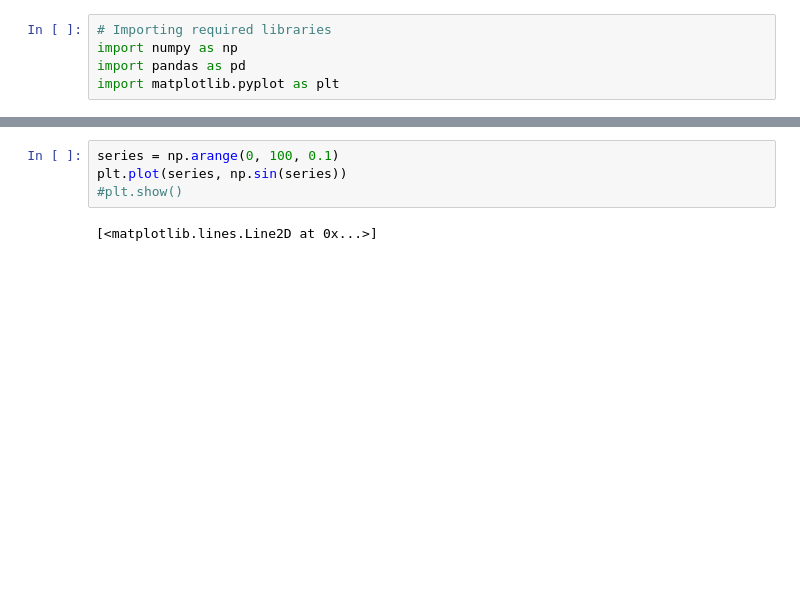
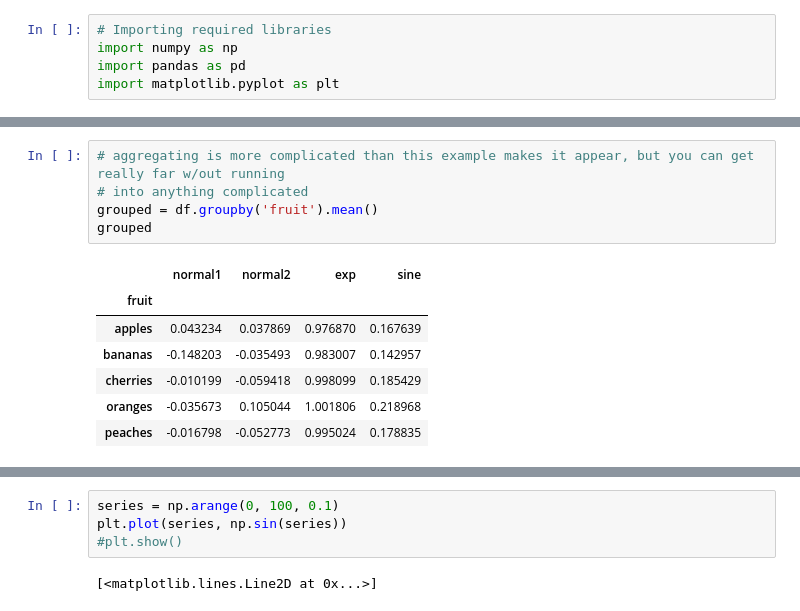
Before and after one commit to pgolbus/SummerSpringBoardAI, a Jupyter notebook: notebooks/Pandas and Matplotlib Tutorial.ipynb, the cells around one changed output, grey strips where cells are left out. Drawn from its saved outputs; the diff is of its cells as text; blank space fills up the shorter version.

```diff
--- a/notebooks/Matplotlib Tutorial.ipynb
+++ b/notebooks/Pandas and Matplotlib Tutorial.ipynb
@@ -57,0 +142,13 @@ None
+# %%
+# aggregating is more complicated than this example makes it appear, but you can get really far w/out running
+# into anything complicated
+grouped = df.groupby('fruit').mean()
+grouped
+# %% [output]
+|  | normal1 | normal2 | exp | sine |
+| fruit |  |  |  |  |
+| apples | 0.043234 | 0.037869 | 0.976870 | 0.167639 |
+| bananas | -0.148203 | -0.035493 | 0.983007 | 0.142957 |
+| cherries | -0.010199 | -0.059418 | 0.998099 | 0.185429 |
+| oranges | -0.035673 | 0.105044 | 1.001806 | 0.218968 |
+| peaches | -0.016798 | -0.052773 | 0.995024 | 0.178835 |
```
Also changed, not shown: parts of 17 cells of this notebook, 3 other files.
